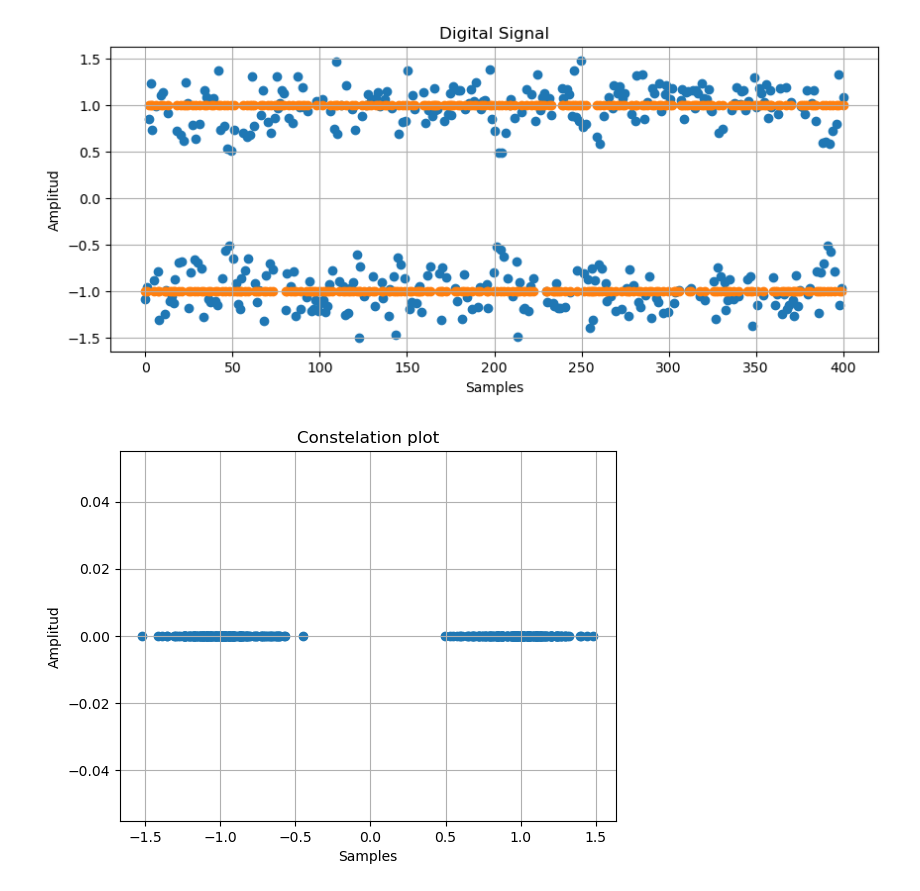
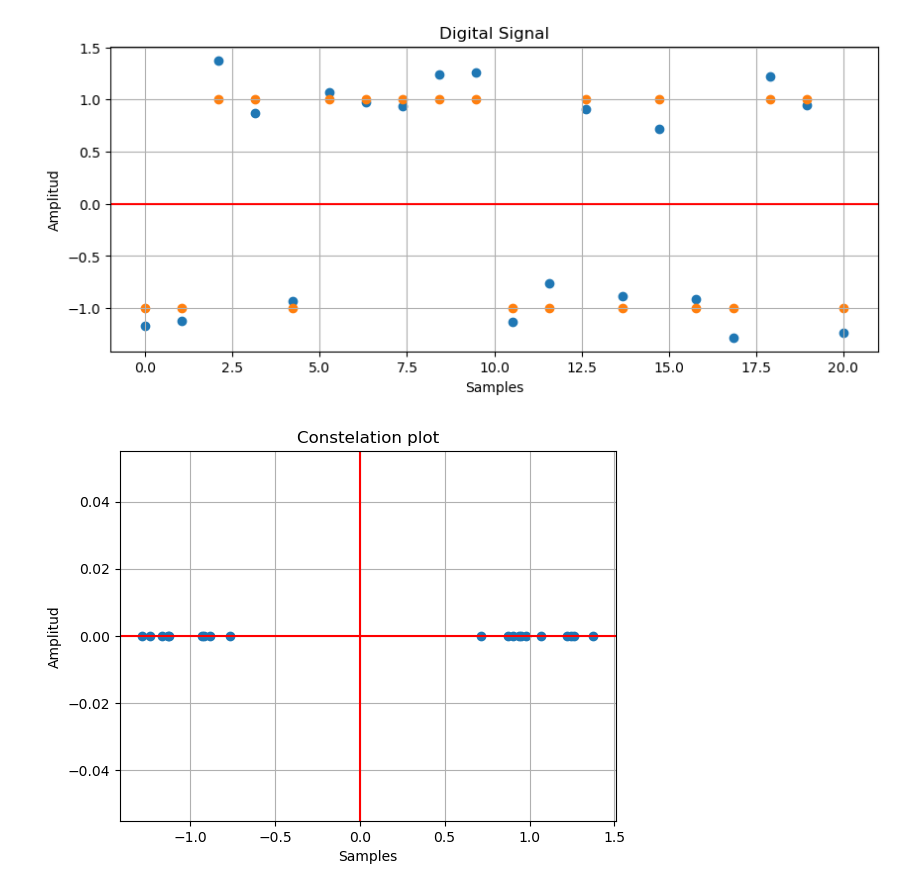
Before and after one commit to jsanchezalmagro/Jupiter, a Jupyter notebook: bpsk.ipynb, the cells around one changed output. Cells and saved outputs as stored; diff of their text form; code cells hidden in the pictures.

```diff
--- a/bpsk.ipynb
+++ b/bpsk.ipynb
@@ -31,6 +33,6 @@ plt.show()
 # %%
 # Binary sequence generaion
-num_d = 400
+num_d = 20
 data_bin_tx = np.random.randint(2, size=num_d).tolist()
 
 # Plot binary secuence
@@ -101,19 +105,20 @@ d_rx = upfirdn(h, signal_noise, down=sps)[p1:p2]
 # %%
 # Plot the BPSK send and the BPSK received
 num_d= len(d_rx)
 fig = plt.figure()
 fig.set_figwidth(10)
 fig.set_figheight(4)
 plt.title('Digital Signal')
 x = np.linspace(0, num_d, num_d)
 plt.scatter(x, d_rx)
 plt.scatter(x, d_tx)
 plt.grid()
 plt.xlabel("Samples")
 plt.ylabel("Amplitud")
+plt.axhline(0,color='red') # x = 0
 plt.show()
 # %% [output]
-[figure, old version]
+[figure, new version]
 # %%
 # Plot BPSK constelation
 d_rx_const = d_rx + 1j * 0
@@ -123,6 +128,8 @@ plt.scatter(np.real(d_rx_const),np.imag(d_rx_const))
 plt.grid()
 plt.xlabel("Samples")
 plt.ylabel("Amplitud")
+plt.axhline(0,color='red') # x = 0
+plt.axvline(0,color='red') # x = 0
 plt.show()
 # %% [output]
-[figure, old version]
+[figure, new version]
```
Also changed, not shown: parts of 4 cells of this notebook, 3 other files.
